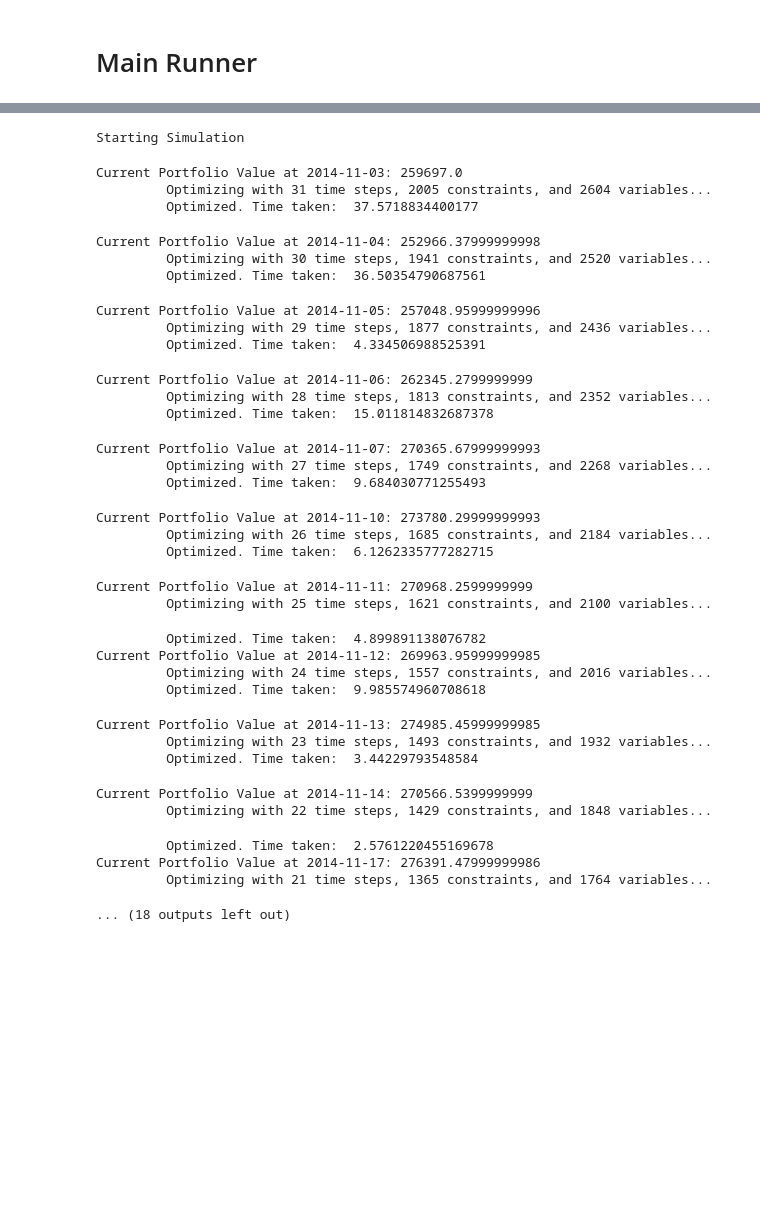
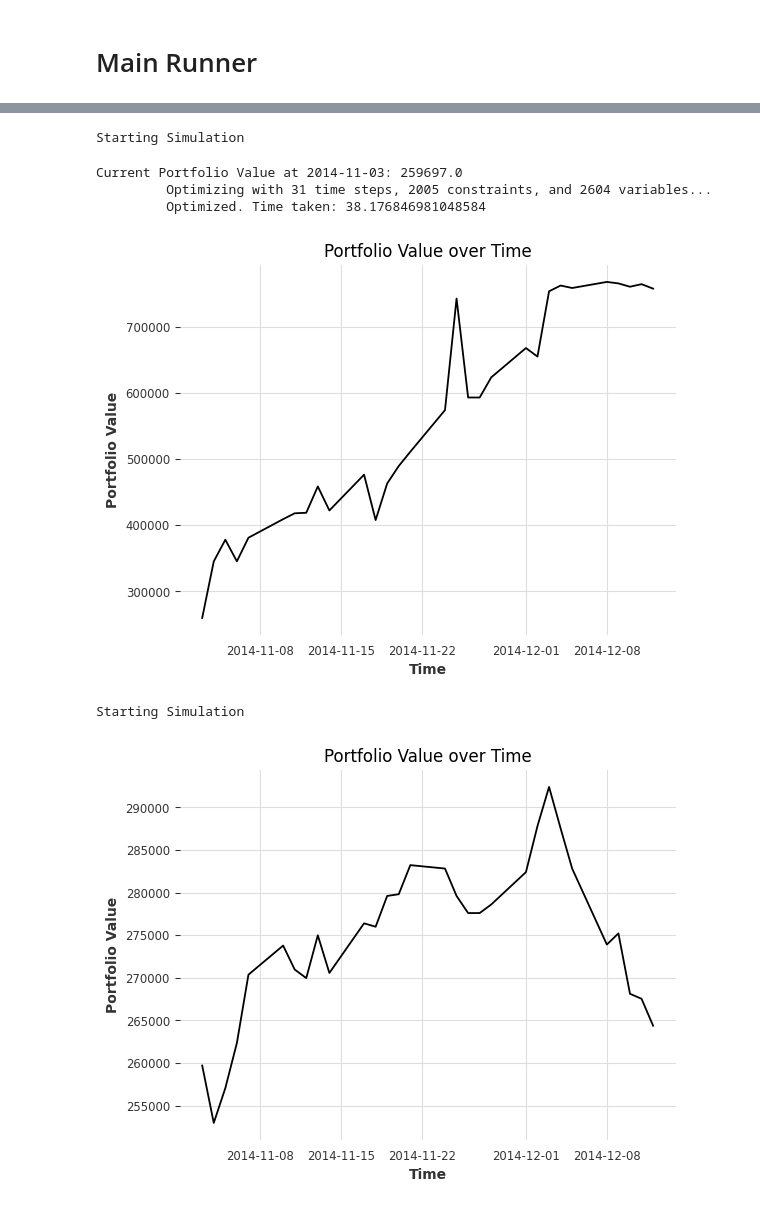
Before and after one commit to upadhyan/Portfolio-Changeover-Optimization, a Jupyter notebook: main.ipynb, the cells around one changed output, grey strips where cells are left out. Cells and saved outputs as stored; diff of their text form; code cells hidden in the pictures; blank space fills up the shorter version.

Commit message:
rigid

```diff
--- a/main.ipynb
+++ b/main.ipynb
@@ -13,6 +14,6 @@ experiments = os.listdir('experiments')
 with open(f"experiments/{experiments[0]}", 'rb') as f:
     exp = pickle.load(f)
 # %%
-csmpo = DayTradingPolicy(exp)
+csmpo = RigidDayTrading(exp, verbose = True)
 # %%
 market_sim = MarketSimulator(exp,csmpo)
@@ -44,34 +23,16 @@ final_portf = market_sim.run()
 Starting Simulation
 Current Portfolio Value at 2014-11-03: 259697.0
          Optimizing with 31 time steps, 2005 constraints, and 2604 variables...
-         Optimized. Time taken:  37.5718834400177
+         Optimized. Time taken: 38.176846981048584
-Current Portfolio Value at 2014-11-04: 252966.37999999998
-         Optimizing with 30 time steps, 1941 constraints, and 2520 variables...
-         Optimized. Time taken:  36.50354790687561
-Current Portfolio Value at 2014-11-05: 257048.95999999996
-         Optimizing with 29 time steps, 1877 constraints, and 2436 variables...
-         Optimized. Time taken:  4.334506988525391
-Current Portfolio Value at 2014-11-06: 262345.2799999999
-         Optimizing with 28 time steps, 1813 constraints, and 2352 variables...
-         Optimized. Time taken:  15.011814832687378
-Current Portfolio Value at 2014-11-07: 270365.67999999993
-         Optimizing with 27 time steps, 1749 constraints, and 2268 variables...
-         Optimized. Time taken:  9.684030771255493
-Current Portfolio Value at 2014-11-10: 273780.29999999993
-         Optimizing with 26 time steps, 1685 constraints, and 2184 variables...
-         Optimized. Time taken:  6.1262335777282715
-Current Portfolio Value at 2014-11-11: 270968.2599999999
-         Optimizing with 25 time steps, 1621 constraints, and 2100 variables...
-         Optimized. Time taken:  4.899891138076782
-Current Portfolio Value at 2014-11-12: 269963.95999999985
-         Optimizing with 24 time steps, 1557 constraints, and 2016 variables...
-         Optimized. Time taken:  9.985574960708618
-Current Portfolio Value at 2014-11-13: 274985.45999999985
-         Optimizing with 23 time steps, 1493 constraints, and 1932 variables...
-         Optimized. Time taken:  3.44229793548584
-Current Portfolio Value at 2014-11-14: 270566.5399999999
-         Optimizing with 22 time steps, 1429 constraints, and 1848 variables...
-         Optimized. Time taken:  2.5761220455169678
-Current Portfolio Value at 2014-11-17: 276391.47999999986
-         Optimizing with 21 time steps, 1365 constraints, and 1764 variables...
-... (18 outputs left out)
+# %%
+market_sim.plot_value()
+# %% [output]
+[figure, added]
+# %%
+csmpo = DayTradingPolicy(exp, verbose = False)
+day_trading_runner = MarketSimulator(exp,csmpo)
+day_trading_runner.run()
+day_trading_runner.plot_value()
+# %% [output]
+Starting Simulation
+[figure, added]
```
Also changed, not shown: parts of 2 cells of this notebook, 1 other file.
